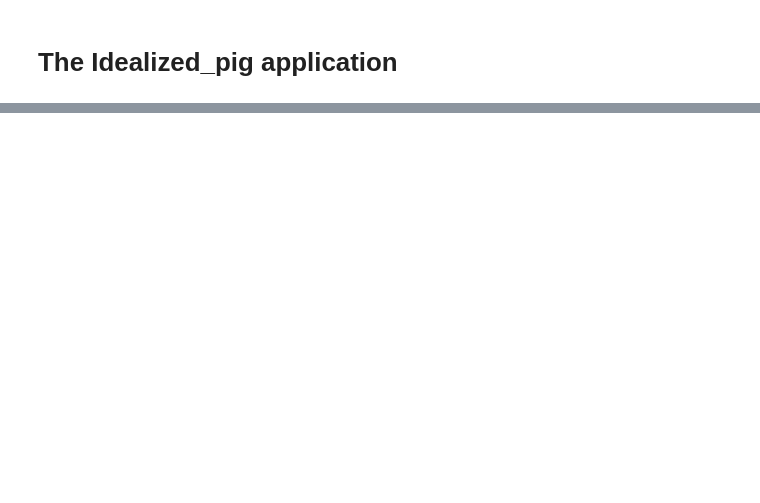
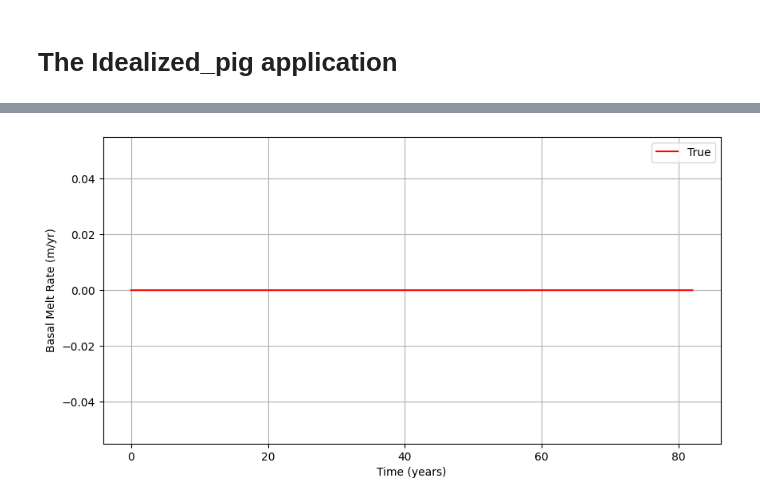
Before and after one commit to ICESEE-project/ICESEE, a Jupyter notebook: applications/icepack_model/examples/idealized_pig/read_results.ipynb, the cells around one changed output, grey strips where cells are left out. Saved outputs shown, nothing was run; the diff lists cells and outputs as text; code cells hidden in the pictures; blank space fills up the shorter version.

```diff
--- a/applications/icepack_model/examples/idealized_pig/read_results.ipynb
+++ b/applications/icepack_model/examples/idealized_pig/read_results.ipynb
@@ -190,16 +181,18 @@ plt.title(f"{profile_flag} profile at h_indx = {h_indx}")
 # %%
-# extract smb
-smbtrue = ensemble_true_state[3*hdim:,:]
-smbnurged = ensemble_nurged_state[3*hdim:,:]
+# extract basal melt rate
+bmrtrue = ensemble_true_state[4*hdim:,:]
+#smbnurged = ensemble_nurged_state[3*hdim:,:]
 
-# plot the smbtrue
+# plot the true basal melt rater
 plt.figure(figsize=(10,5))
-plt.plot(t,smbtrue[h_indx,:],'r',label='True')
-plt.plot(t,smbnurged[h_indx,:],'g',label='Wrong')
+plt.plot(t,bmrtrue[h_indx,:],'r',label='True')
+#plt.plot(t,smbnurged[h_indx,:],'g',label='Wrong')
 plt.xlabel('Time (years)')
-plt.ylabel('SMB (m/yr)')
+plt.ylabel('Basal Melt Rate (m/yr)')
 plt.legend()
 plt.grid()
+# %% [output]
+[figure, added]
 # %%
 from firedrake import *
 import firedrake
```
Also changed, not shown: parts of 9 cells of this notebook, 5 other files.
